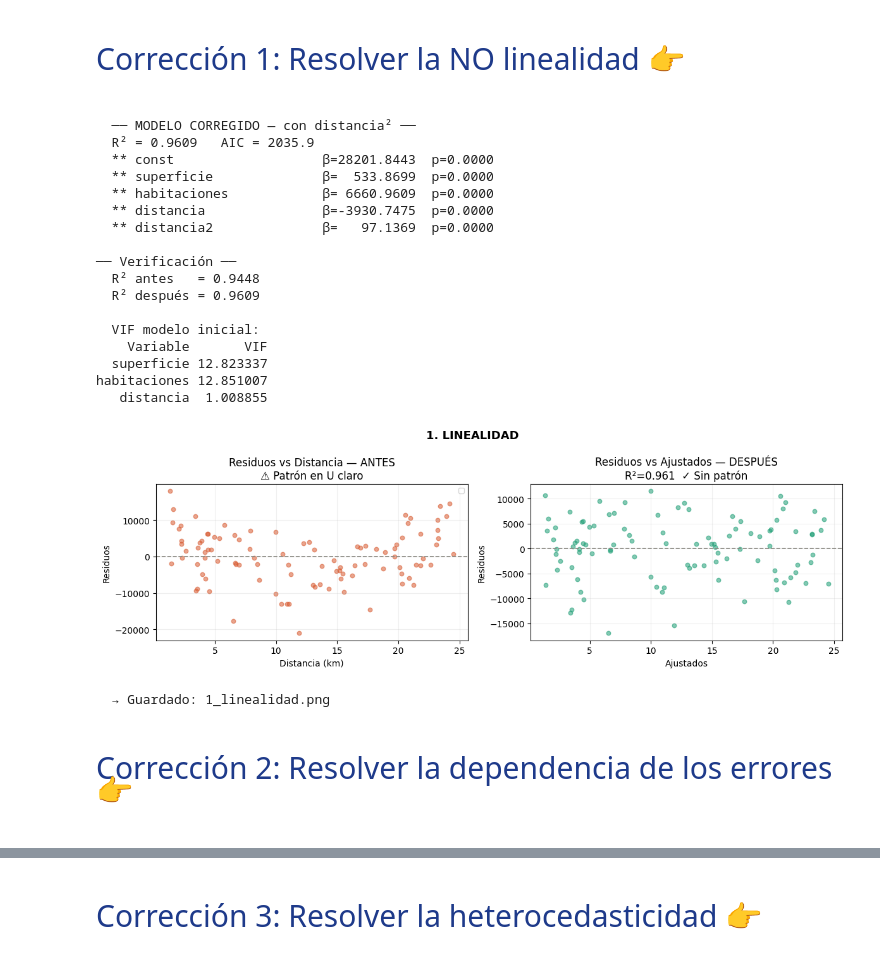
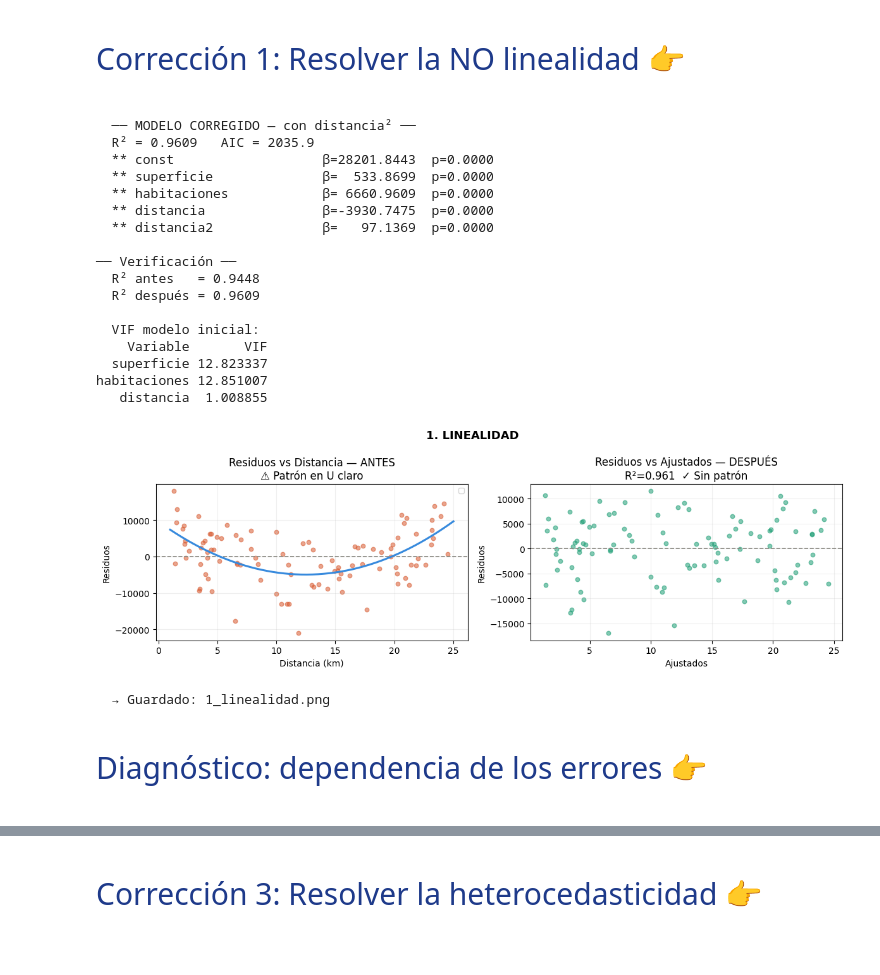
Before and after one commit to ednavivianasegura/Material_cursos_Evsa_Miuller, a Jupyter notebook: Modulo2_Fundamentos_AI/06_RegresionLineal.ipynb, the cells around one changed output, grey strips where cells are left out. Cells and saved outputs as stored; diff of their text form; code cells hidden in the pictures.

```diff
--- a/Modulo2_Fundamentos_AI/06_RegresionLineal.ipynb
+++ b/Modulo2_Fundamentos_AI/06_RegresionLineal.ipynb
@@ -698,67 +731,101 @@ Corrección 1: Resolver la NO linealidad &#128073;
 # %% [output]
 Corrección 1: Resolver la NO linealidad 👉
 # %%
-# Modelo CORRECTO: añadir distancia²
+# ── Corrección del modelo ─────────────────────────────────────────
+
+# Añade al DataFrame la variable distancia² para capturar el efecto cuadrático
+# que el modelo lineal no podía representar
 df1["distancia2"] = df1["distancia"] ** 2
+
+# Ajusta el modelo corregido con las 4 variables:
+# superficie, habitaciones, distancia y distancia²
 m1_bien = ajustar_ols(
     df1[["superficie", "habitaciones", "distancia", "distancia2"]],
-    df1["precio"], "MODELO CORREGIDO — con distancia²")
+    df1["precio"],
+    "MODELO CORREGIDO — con distancia²"
+)
 
+# ── Comparación de métricas ───────────────────────────────────────
+
+# Imprime el R² antes y después de la corrección
+# Un R² más alto indica que el modelo explica más varianza del precio
 print("\n── Verificación ──")
 print(f"  R² antes   = {m1_inicial.rsquared:.4f}")
 print(f"  R² después = {m1_bien.rsquared:.4f}")
 
-# VIF del modelo malo
+# ── VIF del modelo inicial ────────────────────────────────────────
+
+# Calcula y muestra el VIF del modelo sin corregir
+# para comparar con el modelo corregido si fuera necesario
 vif1_inicial = calcular_vif(df1[["superficie", "habitaciones", "distancia"]])
 print("\n  VIF modelo inicial:")
 print(vif1_inicial.to_string(index=False))
 
-# Figura
+# ── Figura comparativa ANTES / DESPUÉS ───────────────────────────
+
+# Crea 2 paneles en fila para comparar visualmente ambos modelos
 fig, axes = plt.subplots(1, 2, figsize=(12, 4))
 fig.suptitle("1. LINEALIDAD", fontweight="bold", fontsize=13)
 
 
-# Panel 1: residuos del modelo INICIAL vs distancia → U <<clara>>
-axes[0].scatter(df1["distancia"], m1_inicial.resid, color=C_MAL, alpha=0.55, s=22)
+# ── Panel 0: modelo INICIAL — muestra el problema ────────────────
+
+# Residuos del modelo malo vs distancia → debe verse la U cuadrática
+axes[0].scatter(df1["distancia"], m1_inicial.resid,
+                color=C_MAL, alpha=0.55, s=22)
 axes[0].axhline(0, color=C_GRIS, lw=1.2, ls="--")
-# Curva de tendencia para visualizar el patrón
+
+# Curva de tendencia polinómica para hacer visible el patrón en U
 p2 = np.polyfit(df1["distancia"], m1_inicial.resid, 2)
+axes[0].plot(xs, np.polyval(p2, xs), color=C_AZUL, lw=2.2)
+
 axes[0].set(xlabel="Distancia (km)", ylabel="Residuos",
             title="Residuos vs Distancia — ANTES\n⚠ Patrón en U claro")
 axes[0].legend(fontsize=8)
 axes[0].grid(alpha=0.2)
 
-# Panel 2: residuos DESPUÉS — sin patrón
+
+# ── Panel 1: modelo CORREGIDO — muestra la solución ──────────────
+
+# Residuos del modelo corregido vs valores ajustados
+# Ahora debería verse una nube aleatoria sin patrón → linealidad ✅
 axes[1].scatter(df1["distancia"], m1_bien.resid,
                 color=C_BIEN, alpha=0.55, s=22)
 axes[1].axhline(0, color=C_GRIS, lw=1.2, ls="--")
+
+# El título incluye el R² del modelo corregido para ver la mejora
 axes[1].set(xlabel="Ajustados", ylabel="Residuos",
             title=f"Residuos vs Ajustados — DESPUÉS\nR²={m1_bien.rsquared:.3f}  ✓ Sin patrón")
 axes[1].grid(alpha=0.2)
 
-plt.tight_layout()
+
+# ── Exportación ───────────────────────────────────────────────────
+
+plt.tight_layout()  # ajusta márgenes para evitar solapamientos
+
+# Guarda la figura como PNG a 150 DPI (buena calidad sin ser excesivo)
 plt.savefig("1_linealidad.png", dpi=150, bbox_inches="tight")
 plt.show()
 print("  → Guardado: 1_linealidad.png")
 # %% [output]
   ── MODELO CORREGIDO — con distancia² ──
   R² = 0.9609   AIC = 2035.9
   ** const                   β=28201.8443  p=0.0000
   ** superficie              β=  533.8699  p=0.0000
   ** habitaciones            β= 6660.9609  p=0.0000
   ** distancia               β=-3930.7475  p=0.0000
   ** distancia2              β=   97.1369  p=0.0000
 
 ── Verificación ──
   R² antes   = 0.9448
   R² después = 0.9609
 
   VIF modelo inicial:
     Variable       VIF
   superficie 12.823337
 habitaciones 12.851007
    distancia  1.008855
-[figure, old version]
+[figure, new version]
   → Guardado: 1_linealidad.png
 # %%
 # @title
@@ -775,8 +842,8 @@ habitaciones 12.851007
     animation: fadeIn 2s ease-in-out;
 ">
 
-Corrección 2: Resolver la dependencia de los errores &#128073;
+Diagnóstico: dependencia de los errores &#128073;
 
 </div>
 # %% [output]
-Corrección 2: Resolver la dependencia de los errores 👉
+Diagnóstico: dependencia de los errores 👉
```
Also changed, not shown: parts of 6 cells of this notebook.
